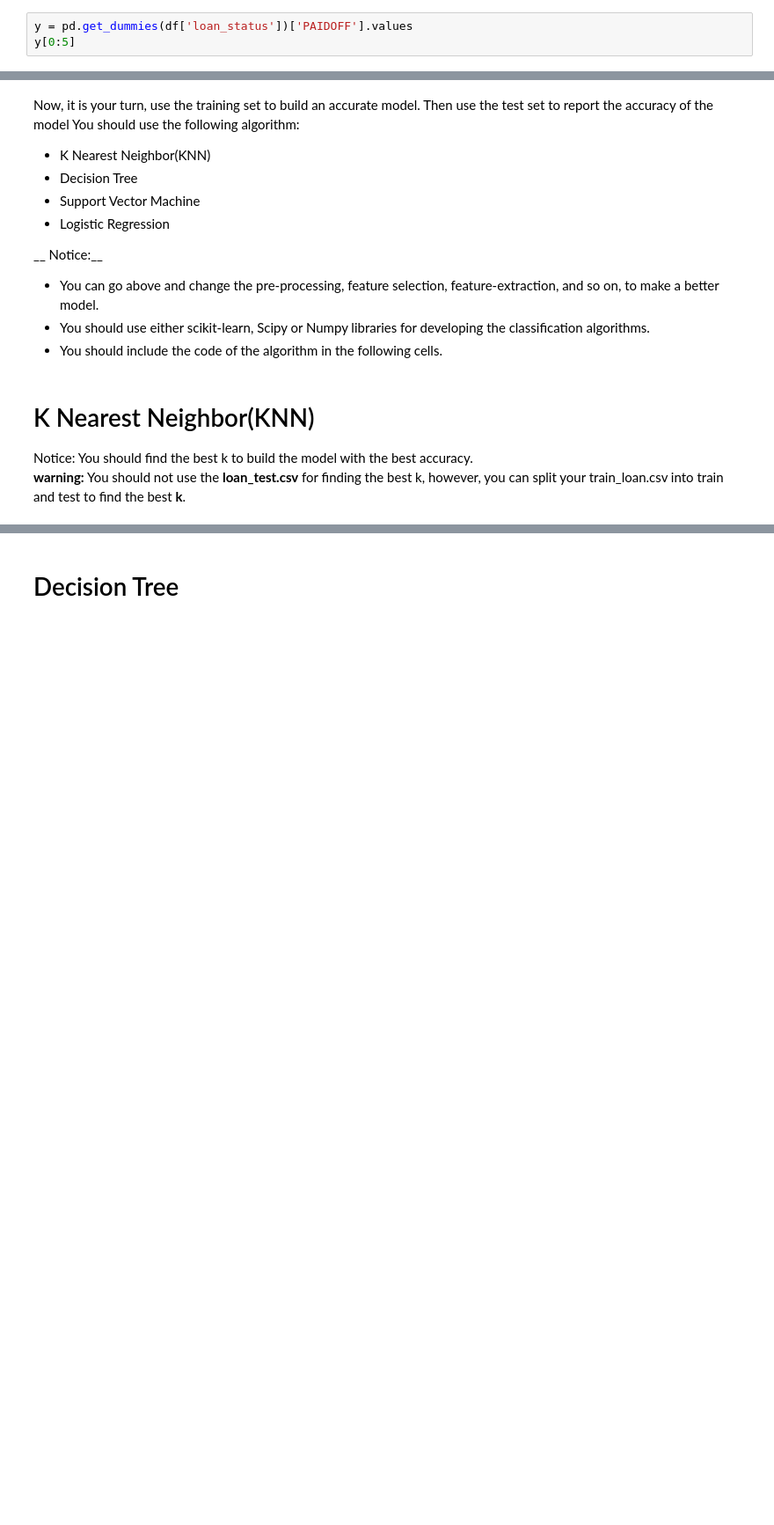
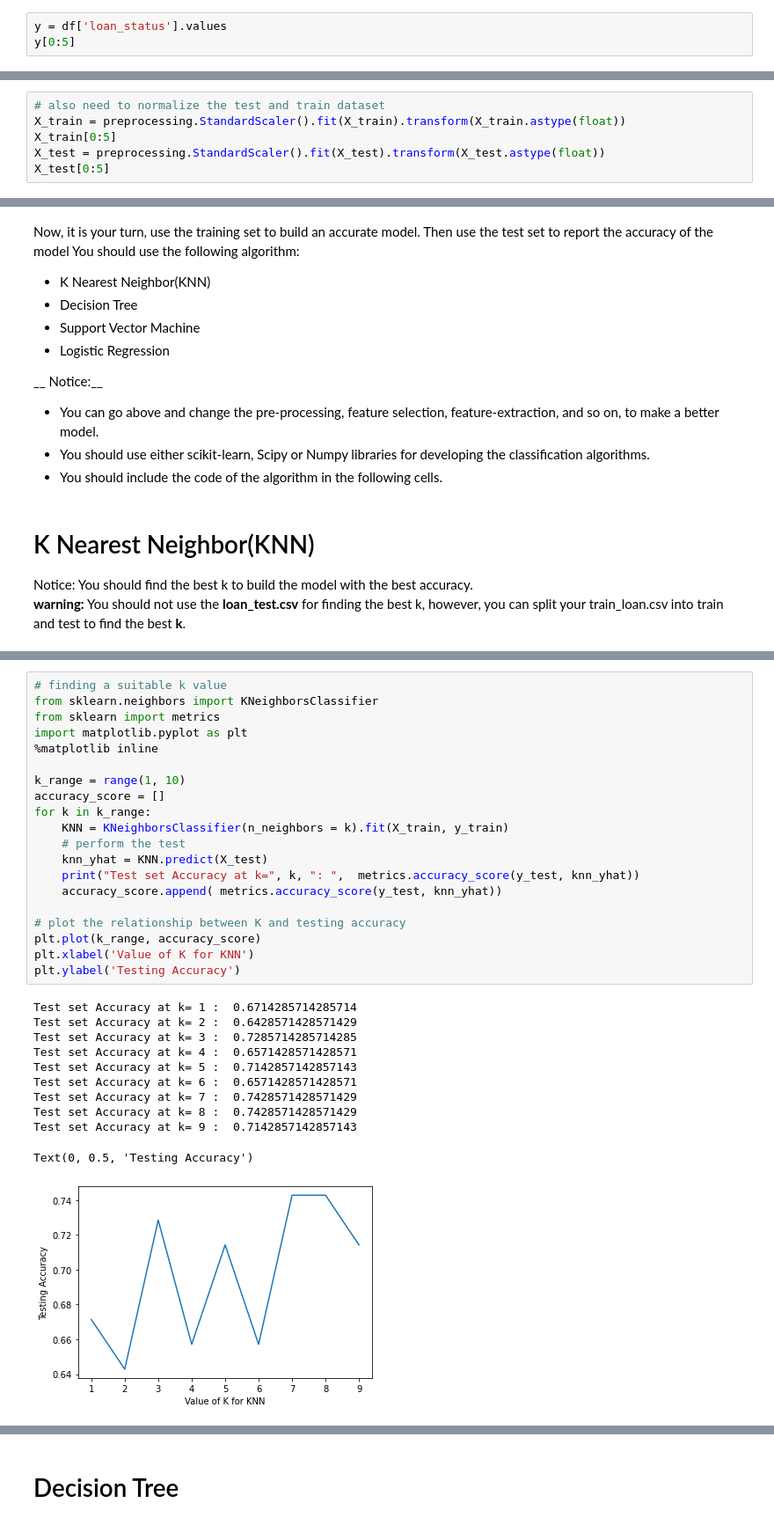
Before and after one commit to samermaher/testrepo, a Jupyter notebook: Machine learning.ipynb, the cells around one changed output, grey strips where cells are left out. Shown at 88% size. Saved outputs shown, nothing was run; the diff lists cells and outputs as text; blank space fills up the shorter version.

```diff
--- a/Machine learning.ipynb
+++ b/Machine learning.ipynb
@@ -232,6 +227,6 @@ X[0:5]
 # %% [markdown]
 What are our lables?
 # %%
-y = pd.get_dummies(df['loan_status'])['PAIDOFF'].values
+y = df['loan_status'].values
 y[0:5]
 # %% [output]
@@ -245,0 +298,6 @@ X[0:5]
+# %%
+# also need to normalize the test and train dataset
+X_train = preprocessing.StandardScaler().fit(X_train).transform(X_train.astype(float))
+X_train[0:5]
+X_test = preprocessing.StandardScaler().fit(X_test).transform(X_test.astype(float))
+X_test[0:5]
@@ -292,0 +357,32 @@ The best accuracy was with 0.7857142857142857 with k= 37
+# %%
+# finding a suitable k value
+from sklearn.neighbors import KNeighborsClassifier
+from sklearn import metrics
+import matplotlib.pyplot as plt
+%matplotlib inline
+
+k_range = range(1, 10)
+accuracy_score = []
+for k in k_range:
+    KNN = KNeighborsClassifier(n_neighbors = k).fit(X_train, y_train)
+    # perform the test
+    knn_yhat = KNN.predict(X_test)
+    print("Test set Accuracy at k=", k, ": ",  metrics.accuracy_score(y_test, knn_yhat))
+    accuracy_score.append( metrics.accuracy_score(y_test, knn_yhat))
+
+# plot the relationship between K and testing accuracy
+plt.plot(k_range, accuracy_score)
+plt.xlabel('Value of K for KNN')
+plt.ylabel('Testing Accuracy')
+# %% [output]
+Test set Accuracy at k= 1 :  0.6714285714285714
+Test set Accuracy at k= 2 :  0.6428571428571429
+Test set Accuracy at k= 3 :  0.7285714285714285
+Test set Accuracy at k= 4 :  0.6571428571428571
+Test set Accuracy at k= 5 :  0.7142857142857143
+Test set Accuracy at k= 6 :  0.6571428571428571
+Test set Accuracy at k= 7 :  0.7428571428571429
+Test set Accuracy at k= 8 :  0.7428571428571429
+Test set Accuracy at k= 9 :  0.7142857142857143
+Text(0, 0.5, 'Testing Accuracy')
+[figure, added]
```
Also changed, not shown: parts of 64 cells of this notebook.
